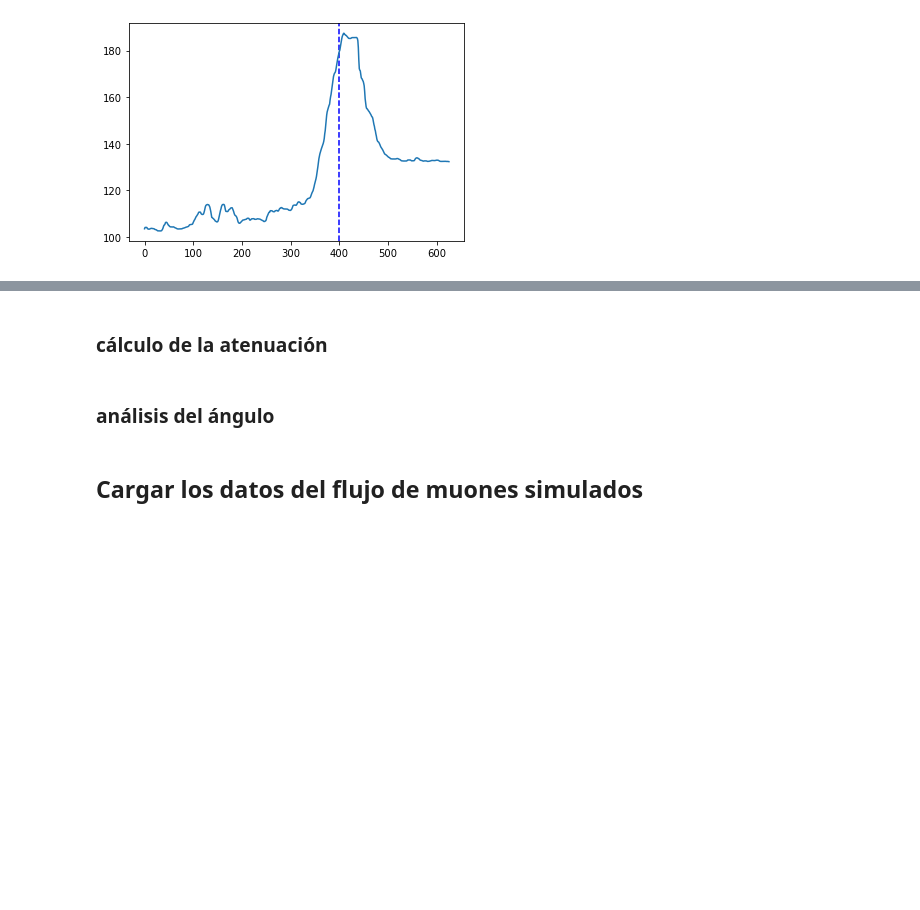
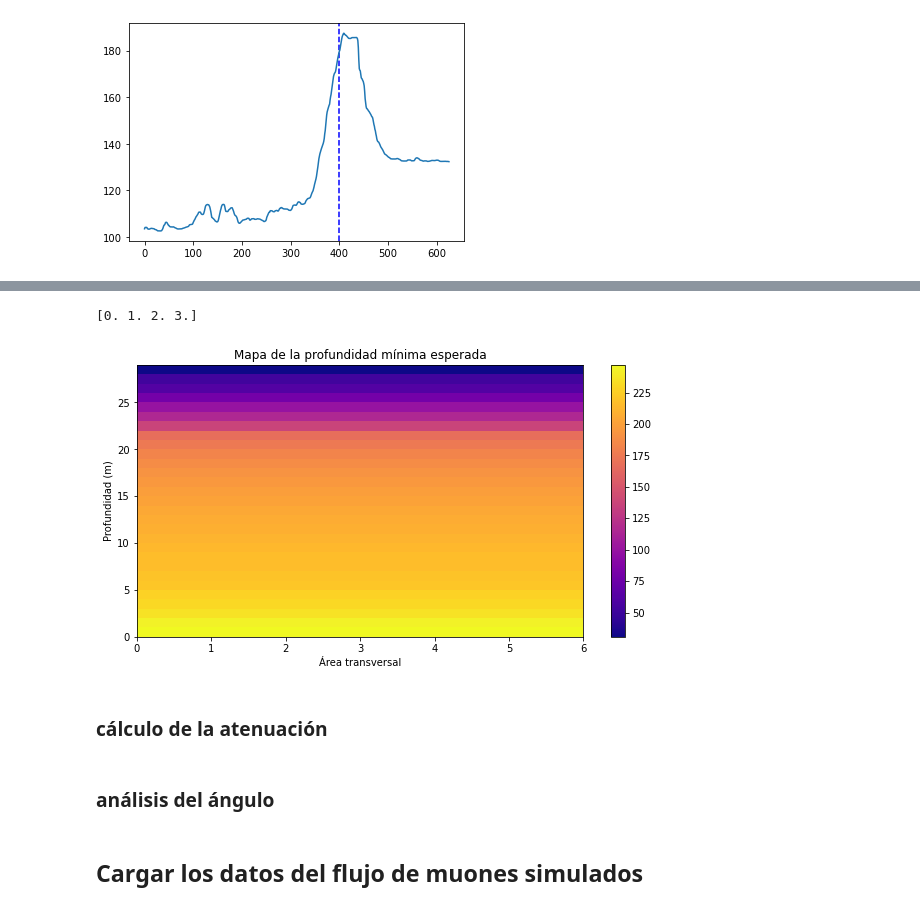
Before and after one commit to gsalazarq/cosmicraysuni, a Jupyter notebook: atenuation_calculation/Calculo-atenuacion-muones.ipynb, the cells around one changed output, grey strips where cells are left out. Saved outputs shown, nothing was run; the diff lists cells and outputs as text; code cells hidden in the pictures; blank space fills up the shorter version.

```diff
--- a/atenuation_calculation/Calculo-atenuacion-muones.ipynb
+++ b/atenuation_calculation/Calculo-atenuacion-muones.ipynb
@@ -247,10 +236,51 @@ print(vec_angle_depth)
+# %%
+om = np.linspace(0,3,4)
+print(om)
+
+
+np_array
+# %% [output]
+[0. 1. 2. 3.]
+# %%
+fila120 = grilla_horizontal(120)[2]
+fila120=np.asarray(fila120)
+
+
+fila121 = grilla_horizontal(121)[2]
+fila121=np.asarray(fila121)
+
+
+fila122 = grilla_horizontal(122)[2]
+fila122=np.asarray(fila122)
+
+fila123 = grilla_horizontal(123)[2]
+fila123=np.asarray(fila123)
+fila124 = grilla_horizontal(124)[2]
+fila124=np.asarray(fila124)
+fila125 = grilla_horizontal(125)[2]
+fila125=np.asarray(fila125)
+
+
+c =np.column_stack((fila120, fila121, fila122, fila123, fila124, fila125))
+
+
+fig = plt.figure(figsize=(10,5)) #columnas y filas del array
+plt.pcolormesh(c,cmap="plasma")
+plt.xlabel("Área transversal")
+plt.ylabel("Profundidad (m)")
+
+plt.title("Mapa de la profundidad mínima esperada")
+plt.colorbar()
+plt.show()
+# %% [output]
+[figure, added]
 # %% [markdown]
 ### cálculo de la atenuación
 # %%
 depthdEdX= dEdx*depth_i
 print(depthdEdX)
-# %% [markdown]
-### análisis del ángulo
+# %% [markdown]
+### análisis del ángulo
 # %%
 arr_t = np.linspace(inicio,columnas-1,columnas-inicio)
 
```
Also changed, not shown: parts of 14 cells of this notebook.
